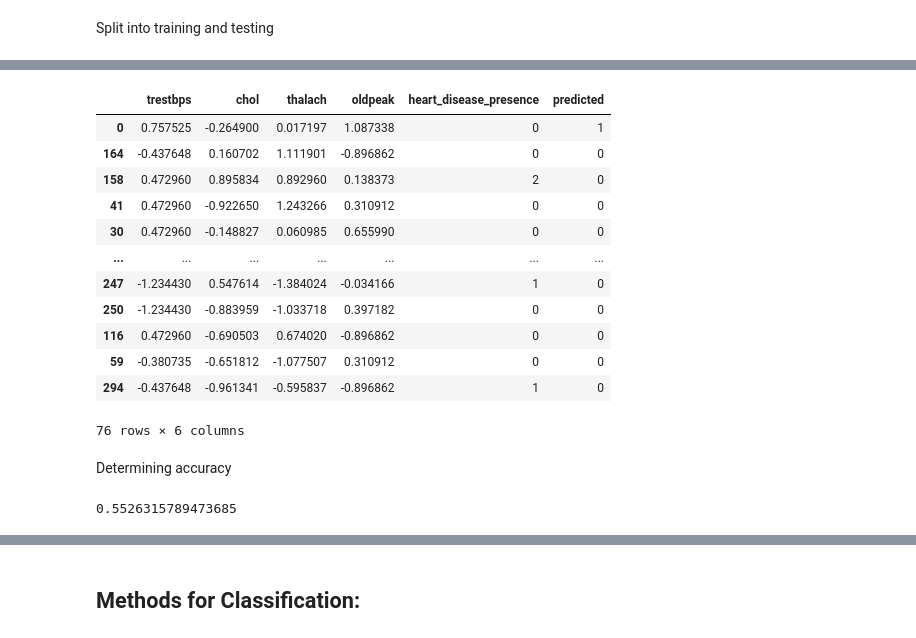
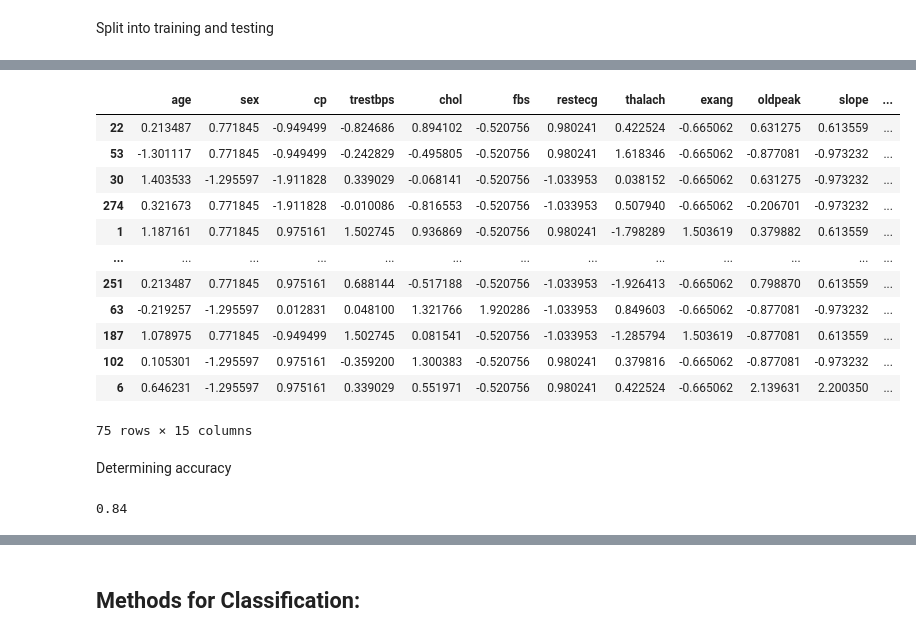
Before and after one commit to CCWebb14/DSCI100_Group_Project, a Jupyter notebook: final_project_file.ipynb, the cells around one changed output, grey strips where cells are left out. Saved outputs shown, nothing was run; the diff lists cells and outputs as text; code cells hidden in the pictures.

```diff
--- a/final_project_file.ipynb
+++ b/final_project_file.ipynb
@@ -133,0 +174,9 @@ cleveland_train
+# %%
+cleveland_preprocessor = make_column_transformer(
+    (StandardScaler(), ['age', 'sex', 'cp', 'trestbps', 'chol', 'fbs', 'restecg', 'thalach', 'exang', 'oldpeak', 'slope', 'ca', 'thal']),
+    remainder = 'passthrough',
+    verbose_feature_names_out=False
+)
+
+cleveland_train_scaled = cleveland_preprocessor.fit_transform(cleveland_train)
+cleveland_test_scaled = cleveland_preprocessor.fit_transform(cleveland_test)
@@ -133,0 +198,9 @@ cleveland_train
+# %%
+positive_heart_disease = cleveland_train_scaled[cleveland_train_scaled['heart_disease_presence'] == 1]
+negative_heart_disease = cleveland_train_scaled[cleveland_train_scaled['heart_disease_presence'] == 0]
+
+positive_heart_disease_upsample = resample(
+    positive_heart_disease, n_samples=negative_heart_disease.shape[0]
+)
+upsampled_positive_heart_disease = pd.concat((positive_heart_disease_upsample, negative_heart_disease))
+upsampled_positive_heart_disease['heart_disease_presence'].value_counts()
@@ -134,4 +211,4 @@ cleveland_train
 # %%
-X_train = cleveland_train.drop(columns = {'heart_disease_presence'})
-y_train = cleveland_train['heart_disease_presence']
+X_train = upsampled_positive_heart_disease.drop(columns = {'heart_disease_presence'})
+y_train = upsampled_positive_heart_disease['heart_disease_presence']
 # %% [markdown]
@@ -186,32 +260,32 @@ accuracy_versus_k_grid
 # %%
-knn_spec = KNeighborsClassifier(n_neighbors=17)
+knn_spec = KNeighborsClassifier(n_neighbors=19)
 cleveland_fit = make_pipeline(cleveland_preprocessor, knn_spec).fit(X_train, y_train)
 # %%
-cleveland_test_predictions = cleveland_test.assign(
-    predicted = cleveland_fit.predict(cleveland_test)
+cleveland_test_predictions = cleveland_test_scaled.assign(
+    predicted = cleveland_fit.predict(cleveland_test_scaled)
 )
 cleveland_test_predictions
 # %% [output]
-|  | trestbps | chol | thalach | oldpeak | heart_disease_presence | predicted |
-| 0 | 0.757525 | -0.264900 | 0.017197 | 1.087338 | 0 | 1 |
-| 164 | -0.437648 | 0.160702 | 1.111901 | -0.896862 | 0 | 0 |
-| 158 | 0.472960 | 0.895834 | 0.892960 | 0.138373 | 2 | 0 |
-| 41 | 0.472960 | -0.922650 | 1.243266 | 0.310912 | 0 | 0 |
-| 30 | 0.472960 | -0.148827 | 0.060985 | 0.655990 | 0 | 0 |
-| ... | ... | ... | ... | ... | ... | ... |
-| 247 | -1.234430 | 0.547614 | -1.384024 | -0.034166 | 1 | 0 |
-| 250 | -1.234430 | -0.883959 | -1.033718 | 0.397182 | 0 | 0 |
-| 116 | 0.472960 | -0.690503 | 0.674020 | -0.896862 | 0 | 0 |
-| 59 | -0.380735 | -0.651812 | -1.077507 | 0.310912 | 0 | 0 |
-| 294 | -0.437648 | -0.961341 | -0.595837 | -0.896862 | 1 | 0 |
+|  | age | sex | cp | trestbps | chol | fbs | restecg | thalach | exang | oldpeak | slope | ... |
+| 22 | 0.213487 | 0.771845 | -0.949499 | -0.824686 | 0.894102 | -0.520756 | 0.980241 | 0.422524 | -0.665062 | 0.631275 | 0.613559 | ... |
+| 53 | -1.301117 | 0.771845 | -0.949499 | -0.242829 | -0.495805 | -0.520756 | 0.980241 | 1.618346 | -0.665062 | -0.877081 | -0.973232 | ... |
+| 30 | 1.403533 | -1.295597 | -1.911828 | 0.339029 | -0.068141 | -0.520756 | -1.033953 | 0.038152 | -0.665062 | 0.631275 | -0.973232 | ... |
+| 274 | 0.321673 | 0.771845 | -1.911828 | -0.010086 | -0.816553 | -0.520756 | -1.033953 | 0.507940 | -0.665062 | -0.206701 | -0.973232 | ... |
+| 1 | 1.187161 | 0.771845 | 0.975161 | 1.502745 | 0.936869 | -0.520756 | 0.980241 | -1.798289 | 1.503619 | 0.379882 | 0.613559 | ... |
+| ... | ... | ... | ... | ... | ... | ... | ... | ... | ... | ... | ... | ... |
+| 251 | 0.213487 | 0.771845 | 0.975161 | 0.688144 | -0.517188 | -0.520756 | -1.033953 | -1.926413 | -0.665062 | 0.798870 | 0.613559 | ... |
+| 63 | -0.219257 | -1.295597 | 0.012831 | 0.048100 | 1.321766 | 1.920286 | -1.033953 | 0.849603 | -0.665062 | -0.877081 | -0.973232 | ... |
+| 187 | 1.078975 | 0.771845 | -0.949499 | 1.502745 | 0.081541 | -0.520756 | -1.033953 | -1.285794 | 1.503619 | -0.877081 | 0.613559 | ... |
+| 102 | 0.105301 | -1.295597 | 0.975161 | -0.359200 | 1.300383 | -0.520756 | 0.980241 | 0.379816 | -0.665062 | -0.877081 | -0.973232 | ... |
+| 6 | 0.646231 | -1.295597 | 0.975161 | 0.339029 | 0.551971 | -0.520756 | 0.980241 | 0.422524 | -0.665062 | 2.139631 | 2.200350 | ... |
-76 rows × 6 columns
+75 rows × 15 columns
 # %% [markdown]
 Determining accuracy
 # %%
-X_test = cleveland_test.drop(columns = {'heart_disease_presence'})
-y_test = cleveland_test['heart_disease_presence']
+X_test = cleveland_test_scaled.drop(columns = {'heart_disease_presence'})
+y_test = cleveland_test_scaled['heart_disease_presence']
 
 cleveland_prediction_accuracy = cleveland_fit.score(X_test, y_test)
 cleveland_prediction_accuracy
 # %% [output]
-0.5526315789473685
+0.84
```
Also changed, not shown: parts of 33 cells of this notebook, 2 other files.
